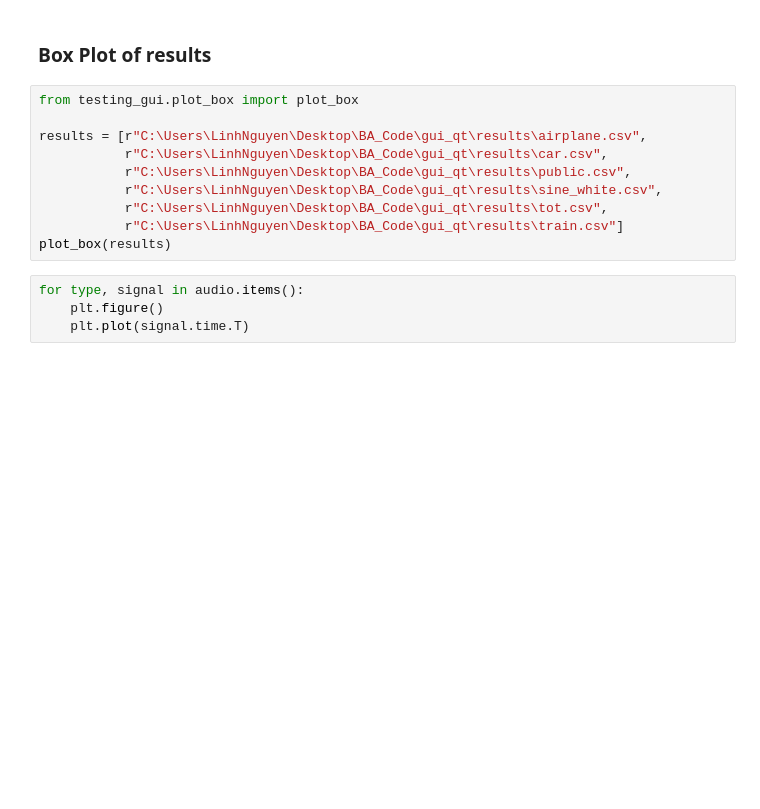
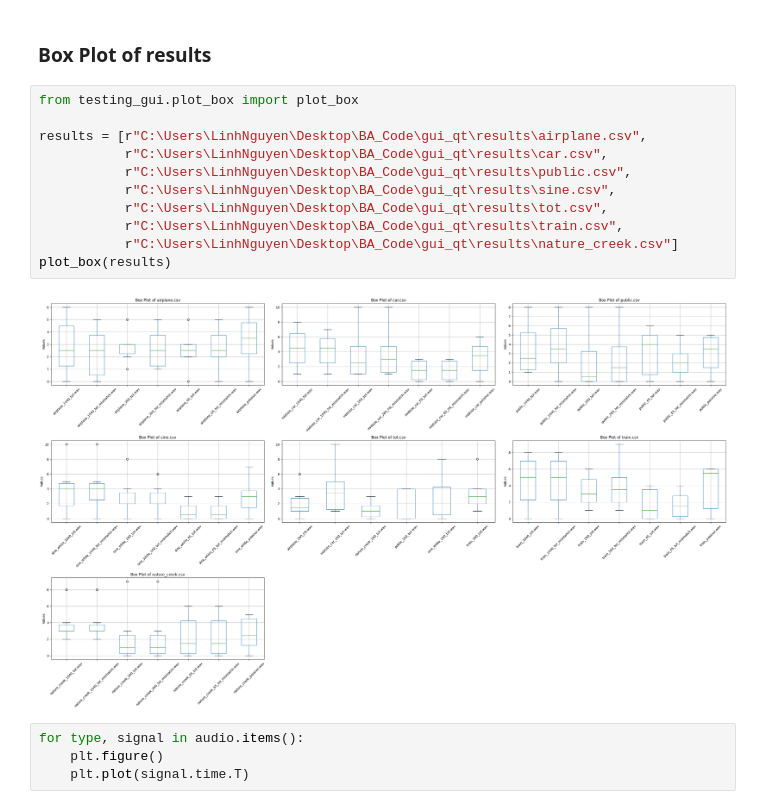
Before and after one commit to nguyen-elevear/bachelor_arbeit, a Jupyter notebook: audio_pyfar.ipynb, the cells around one changed output. Saved outputs shown, nothing was run; the diff lists cells and outputs as text; blank space fills up the shorter version.

Commit message:
Add more testing results

```diff
--- a/audio_pyfar.ipynb
+++ b/audio_pyfar.ipynb
@@ -471,13 +503,16 @@ fig, ax = plot_freq(len(audio_tot_1040.keys()), 2, audio_tot_1040, fig=fig, ax=a
 # %%
 from testing_gui.plot_box import plot_box
 
 results = [r"C:\Users\LinhNguyen\Desktop\BA_Code\gui_qt\results\airplane.csv",
            r"C:\Users\LinhNguyen\Desktop\BA_Code\gui_qt\results\car.csv",
            r"C:\Users\LinhNguyen\Desktop\BA_Code\gui_qt\results\public.csv",
-           r"C:\Users\LinhNguyen\Desktop\BA_Code\gui_qt\results\sine_white.csv",
+           r"C:\Users\LinhNguyen\Desktop\BA_Code\gui_qt\results\sine.csv",
            r"C:\Users\LinhNguyen\Desktop\BA_Code\gui_qt\results\tot.csv",
-           r"C:\Users\LinhNguyen\Desktop\BA_Code\gui_qt\results\train.csv"]
+           r"C:\Users\LinhNguyen\Desktop\BA_Code\gui_qt\results\train.csv",
+           r"C:\Users\LinhNguyen\Desktop\BA_Code\gui_qt\results\nature_creek.csv"]
 plot_box(results)
+# %% [output]
+[figure, added]
 # %%
 for type, signal in audio.items():
     plt.figure()
```
Also changed, not shown: parts of 5 cells of this notebook, 10 other files.
